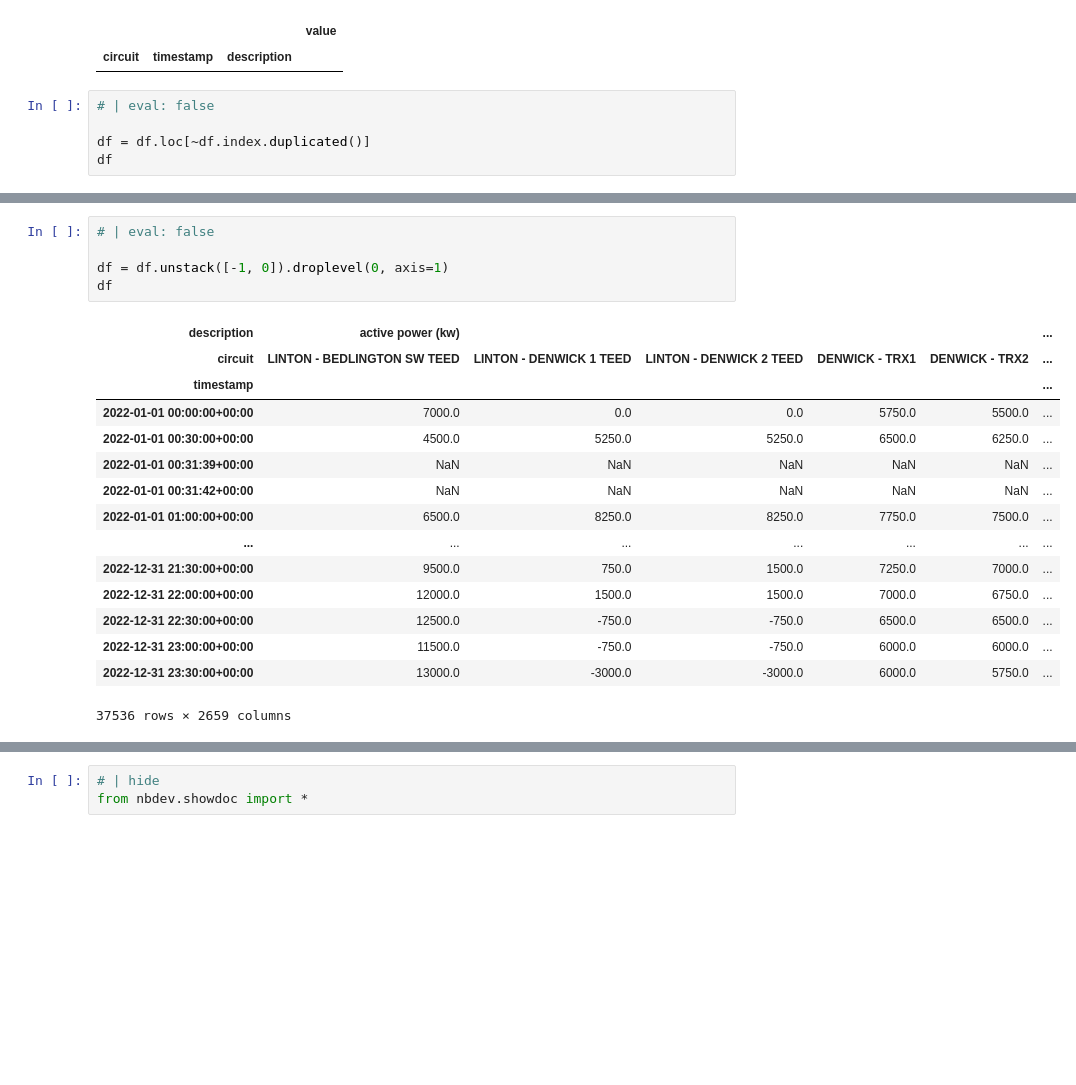
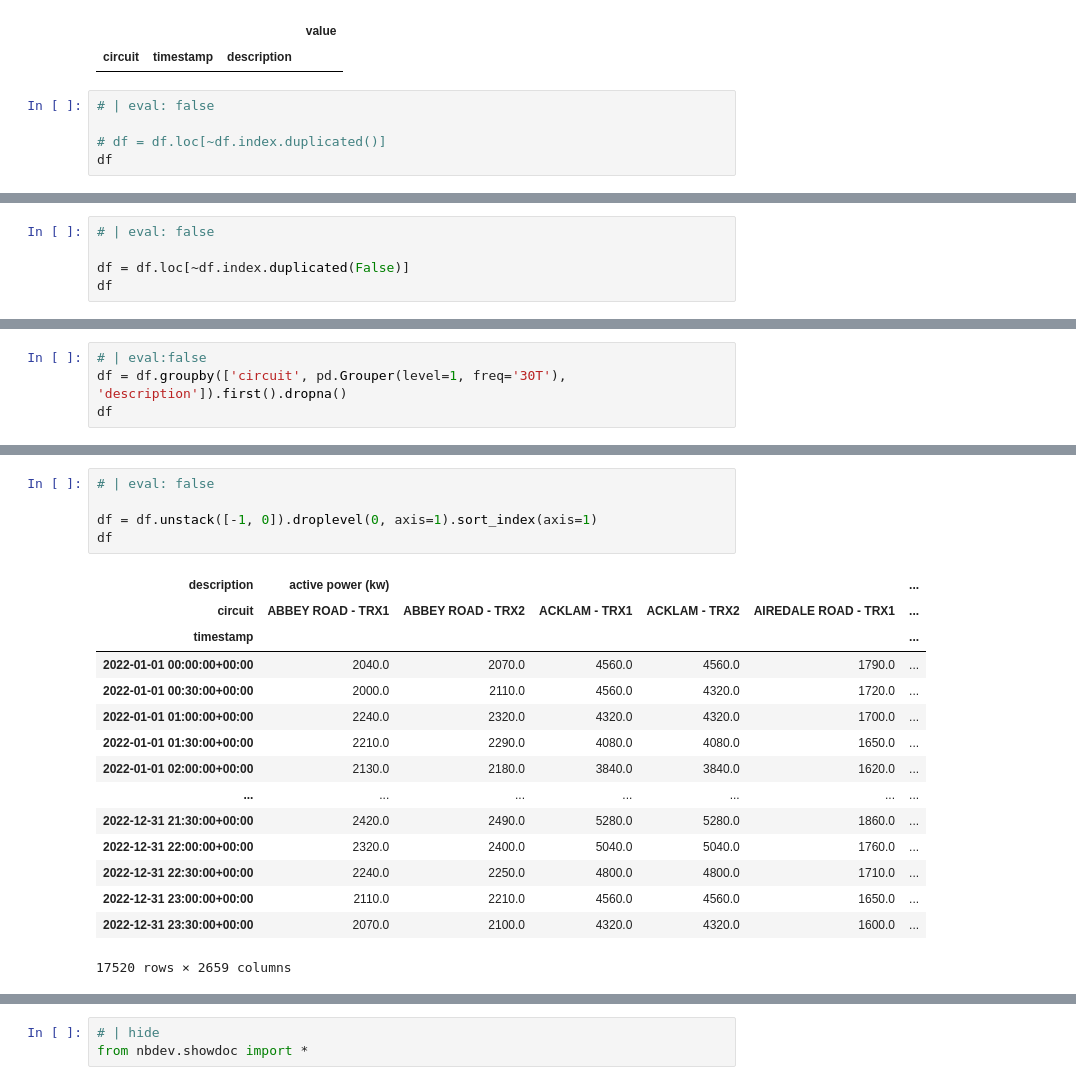
Before and after one commit to thisiswhereitype/jupyter_playground, a Jupyter notebook: 11_npg.ipynb, the cells around one changed output, grey strips where cells are left out. Cells and saved outputs as stored; diff of their text form; blank space fills up the shorter version.

```diff
--- a/11_npg.ipynb
+++ b/11_npg.ipynb
@@ -74,7 +86,7 @@ df.loc[df.value.isna()]
 # %%
 # | eval: false
 
-df = df.loc[~df.index.duplicated()]
+# df = df.loc[~df.index.duplicated()]
 df
 # %% [output]
 |  |  |  | value |
@@ -93,0 +125,5 @@ df
+# %%
+# | eval: false
+
+df = df.loc[~df.index.duplicated(False)]
+df
@@ -93,0 +161,4 @@ df
+# %%
+# | eval:false
+df = df.groupby(['circuit', pd.Grouper(level=1, freq='30T'), 'description']).first().dropna()
+df
@@ -94,24 +186,24 @@ df
 # %%
 # | eval: false
 
-df = df.unstack([-1, 0]).droplevel(0, axis=1)
+df = df.unstack([-1, 0]).droplevel(0, axis=1).sort_index(axis=1)
 df
 # %% [output]
 | description | active power (kw) |  |  |  |  | ... |
-| circuit | LINTON - BEDLINGTON SW TEED | LINTON - DENWICK 1 TEED | LINTON - DENWICK 2 TEED | DENWICK - TRX1 | DENWICK - TRX2 | ... |
+| circuit | ABBEY ROAD - TRX1 | ABBEY ROAD - TRX2 | ACKLAM - TRX1 | ACKLAM - TRX2 | AIREDALE ROAD - TRX1 | ... |
 | timestamp |  |  |  |  |  | ... |
-| 2022-01-01 00:00:00+00:00 | 7000.0 | 0.0 | 0.0 | 5750.0 | 5500.0 | ... |
-| 2022-01-01 00:30:00+00:00 | 4500.0 | 5250.0 | 5250.0 | 6500.0 | 6250.0 | ... |
-| 2022-01-01 00:31:39+00:00 | NaN | NaN | NaN | NaN | NaN | ... |
-| 2022-01-01 00:31:42+00:00 | NaN | NaN | NaN | NaN | NaN | ... |
-| 2022-01-01 01:00:00+00:00 | 6500.0 | 8250.0 | 8250.0 | 7750.0 | 7500.0 | ... |
+| 2022-01-01 00:00:00+00:00 | 2040.0 | 2070.0 | 4560.0 | 4560.0 | 1790.0 | ... |
+| 2022-01-01 00:30:00+00:00 | 2000.0 | 2110.0 | 4560.0 | 4320.0 | 1720.0 | ... |
+| 2022-01-01 01:00:00+00:00 | 2240.0 | 2320.0 | 4320.0 | 4320.0 | 1700.0 | ... |
+| 2022-01-01 01:30:00+00:00 | 2210.0 | 2290.0 | 4080.0 | 4080.0 | 1650.0 | ... |
+| 2022-01-01 02:00:00+00:00 | 2130.0 | 2180.0 | 3840.0 | 3840.0 | 1620.0 | ... |
 | ... | ... | ... | ... | ... | ... | ... |
-| 2022-12-31 21:30:00+00:00 | 9500.0 | 750.0 | 1500.0 | 7250.0 | 7000.0 | ... |
-| 2022-12-31 22:00:00+00:00 | 12000.0 | 1500.0 | 1500.0 | 7000.0 | 6750.0 | ... |
-| 2022-12-31 22:30:00+00:00 | 12500.0 | -750.0 | -750.0 | 6500.0 | 6500.0 | ... |
-| 2022-12-31 23:00:00+00:00 | 11500.0 | -750.0 | -750.0 | 6000.0 | 6000.0 | ... |
-| 2022-12-31 23:30:00+00:00 | 13000.0 | -3000.0 | -3000.0 | 6000.0 | 5750.0 | ... |
+| 2022-12-31 21:30:00+00:00 | 2420.0 | 2490.0 | 5280.0 | 5280.0 | 1860.0 | ... |
+| 2022-12-31 22:00:00+00:00 | 2320.0 | 2400.0 | 5040.0 | 5040.0 | 1760.0 | ... |
+| 2022-12-31 22:30:00+00:00 | 2240.0 | 2250.0 | 4800.0 | 4800.0 | 1710.0 | ... |
+| 2022-12-31 23:00:00+00:00 | 2110.0 | 2210.0 | 4560.0 | 4560.0 | 1650.0 | ... |
+| 2022-12-31 23:30:00+00:00 | 2070.0 | 2100.0 | 4320.0 | 4320.0 | 1600.0 | ... |
-37536 rows × 2659 columns
+17520 rows × 2659 columns
 # %%
 # | eval: false
 df.index.strftime("%Y-%m")
```
Also changed, not shown: parts of 12 cells of this notebook.
